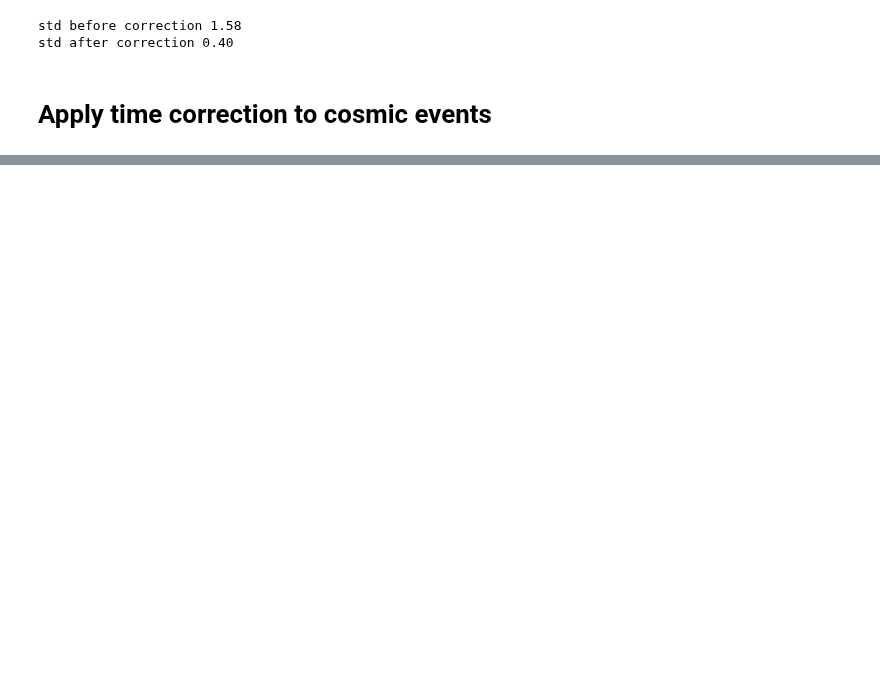
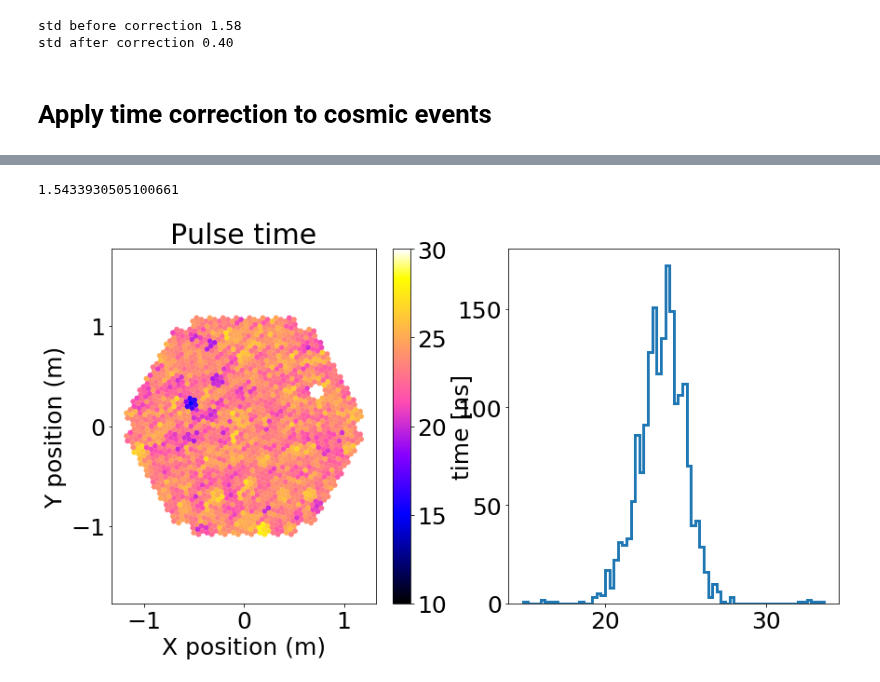
Before and after one commit to cta-observatory/cta-lstchain, a Jupyter notebook: notebooks/time_calibration.ipynb, the cells around one changed output, grey strips where cells are left out. Drawn from its saved outputs; the diff is of its cells as text; code cells hidden in the pictures; blank space fills up the shorter version.

```diff
--- a/notebooks/time_calibration.ipynb
+++ b/notebooks/time_calibration.ipynb
@@ -189,0 +230,19 @@ for i, ev in enumerate(reader):
+# %%
+tel_id = 1
+gain = 0
+
+fig, ax = plt.subplots(1, 2, figsize=(14, 7))
+geom = ev.inst.subarray.tel[tel_id].camera
+disp1 = CameraDisplay(geom, ax=ax[0])
+disp1.image = pulse[gain, :]
+disp1.add_colorbar(ax=ax[0], label="time [ns]")
+disp1.cmap = 'gnuplot2'
+disp1.set_limits_minmax(10, 30)
+ax[0].set_title("Pulse time")
+
+ax[1].hist(pulse[gain, :], bins=70, histtype='step', lw=3)
+
+print(np.std(pulse[gain, :]))
+# %% [output]
+1.5433930505100661
+[figure, added]
```
Also changed, not shown: parts of 11 cells of this notebook, 1 other file.
